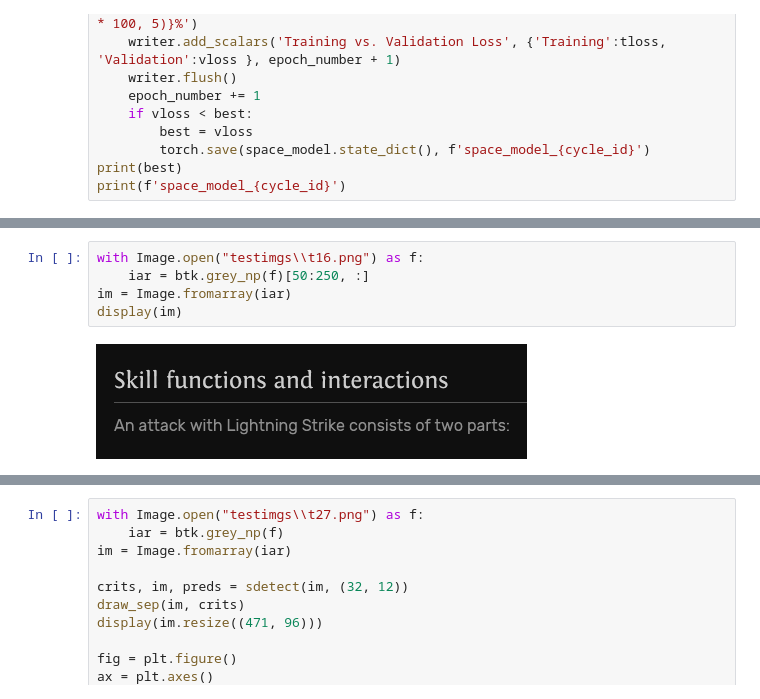
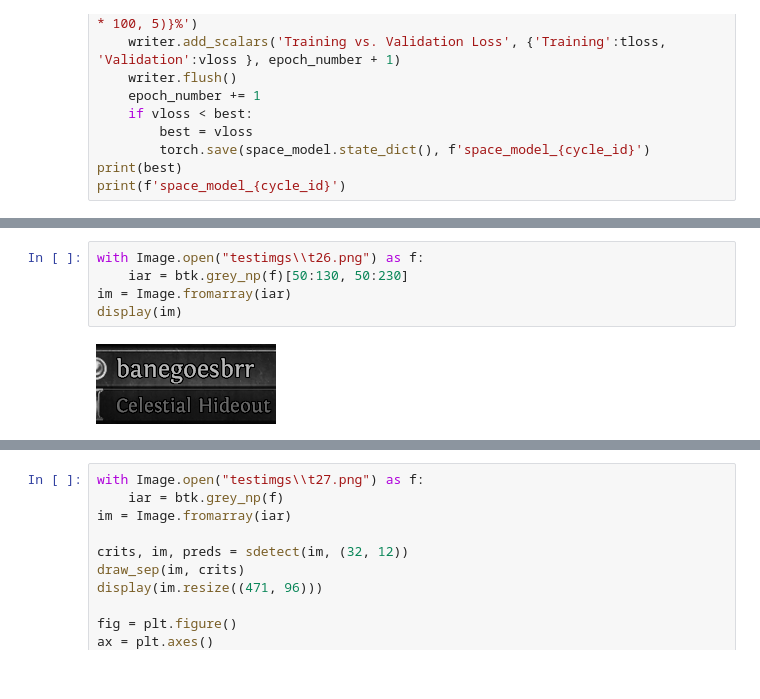
Before and after one commit to BoomboxAstronaut/OCR, a Jupyter notebook: segmentation.ipynb, the cells around one changed output, grey strips where cells are left out. Drawn from its saved outputs; the diff is of its cells as text.

```diff
--- a/segmentation.ipynb
+++ b/segmentation.ipynb
@@ -275,12 +276,12 @@ CharSeperator(
   (fc3): Linear(in_features=1024, out_features=1, bias=True)
 )
 # %%
-with Image.open("testimgs\\t16.png") as f:
-    iar = btk.grey_np(f)[50:250, :]
+with Image.open("testimgs\\t26.png") as f:
+    iar = btk.grey_np(f)[50:130, 50:230]
 im = Image.fromarray(iar)
 display(im)
 # %% [output]
-[figure, old version]
+[figure, new version]
 # %%
 with Image.open("testimgs\\t16.png") as f:
     iar = btk.grey_np(f)[50:250, :]
```
Also changed, not shown: parts of 3 cells of this notebook, 12 other files.
